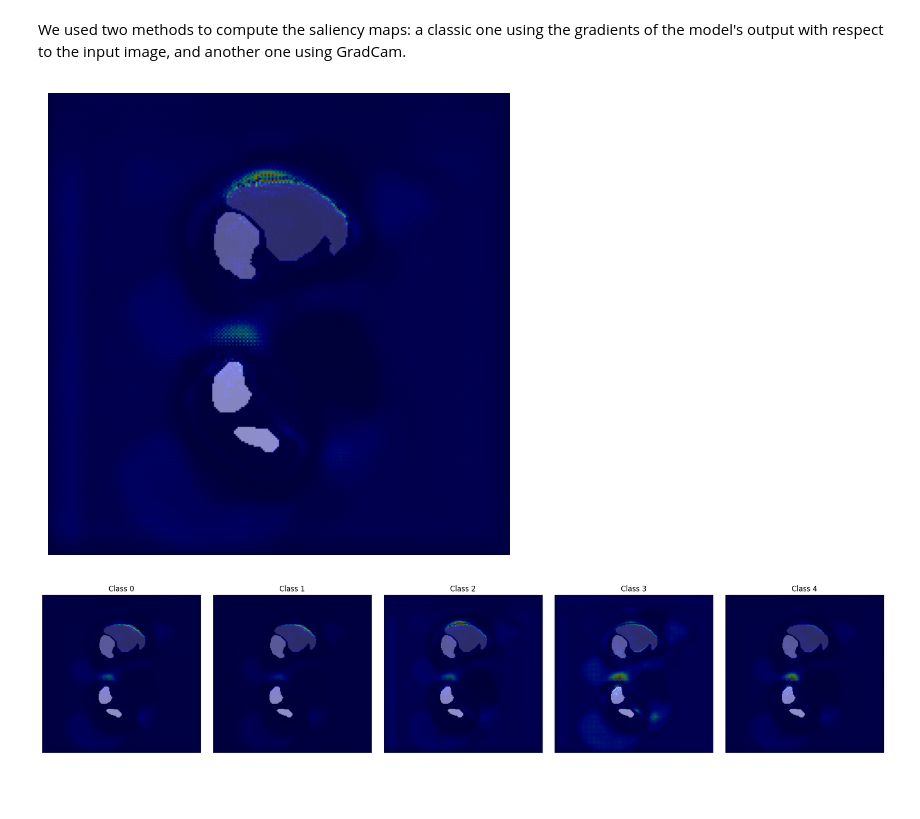
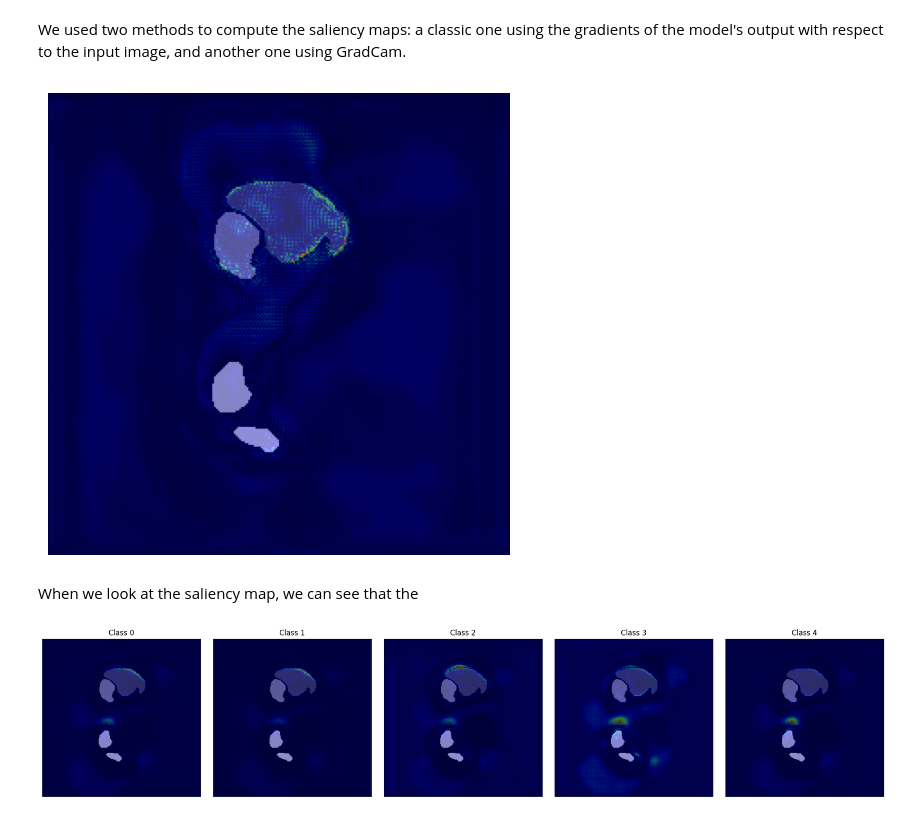
Before and after one commit to YZO4IAETHGe/Attention-based-U-net, a Jupyter notebook: notebook.ipynb, the cells around one changed output. Drawn from its saved outputs; the diff is of its cells as text; code cells hidden in the pictures; blank space fills up the shorter version.

```diff
--- a/notebook.ipynb
+++ b/notebook.ipynb
@@ -246,13 +268,15 @@ nifti_out, volume = predict_volume(U_Net(1,5), "U_Net_weights30.pth", "data/MR-d
 save_path = "reconstructed_volumes/predicted_mask_01-T1DUAL_U_Net.nii.gz"
 nib.save(nifti_out, save_path)
 # %%
+# Show of the saliency map
+
 model = U_Net(1,5)
-model.load_state_dict(torch.load("weights/U_Net_weights30_V4.pth", map_location = torch.device('cpu')))
+model.load_state_dict(torch.load("weights/U_Net_weights30_V6.pth", map_location = torch.device('cpu')))
 
 image = load_slice("data/MR-dataset/01-T1DUAL-mask.nii.gz", 20)
 
 grad = saliency_map(model, image, class_idx=2)
 
 overlay_cam(image, grad)
 # %% [output]
-[figure, old version]
+[figure, new version]
@@ -286,3 +283,5 @@ def overlay_cam_multi(image, cams, titles=None):
+# %% [markdown]
+When we look at the saliency map, we can see that the
 # %%
 # Calcul des saliency maps pour les 5 classes
 cams = []
```
Also changed, not shown: parts of 32 cells of this notebook, 1 other file.
